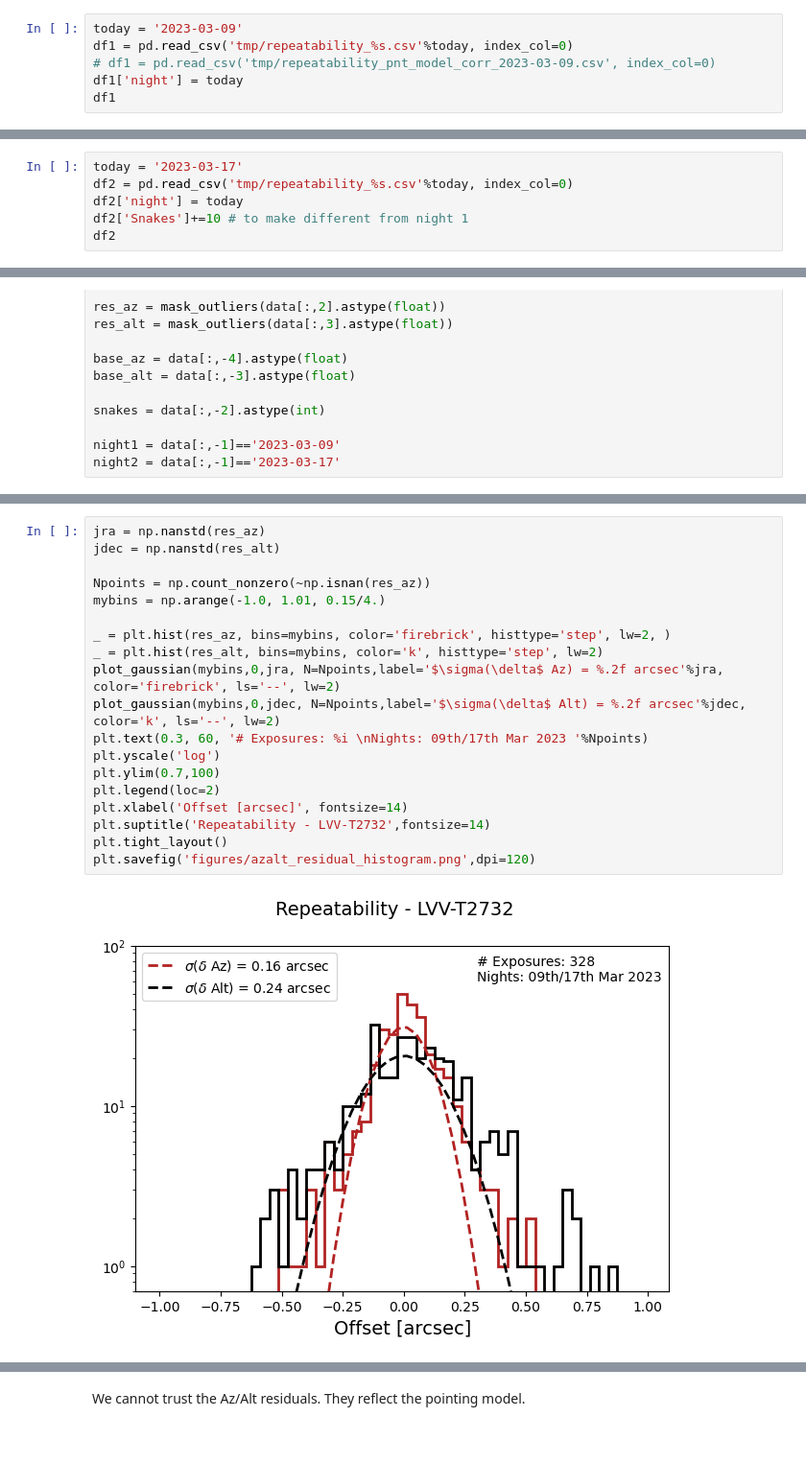
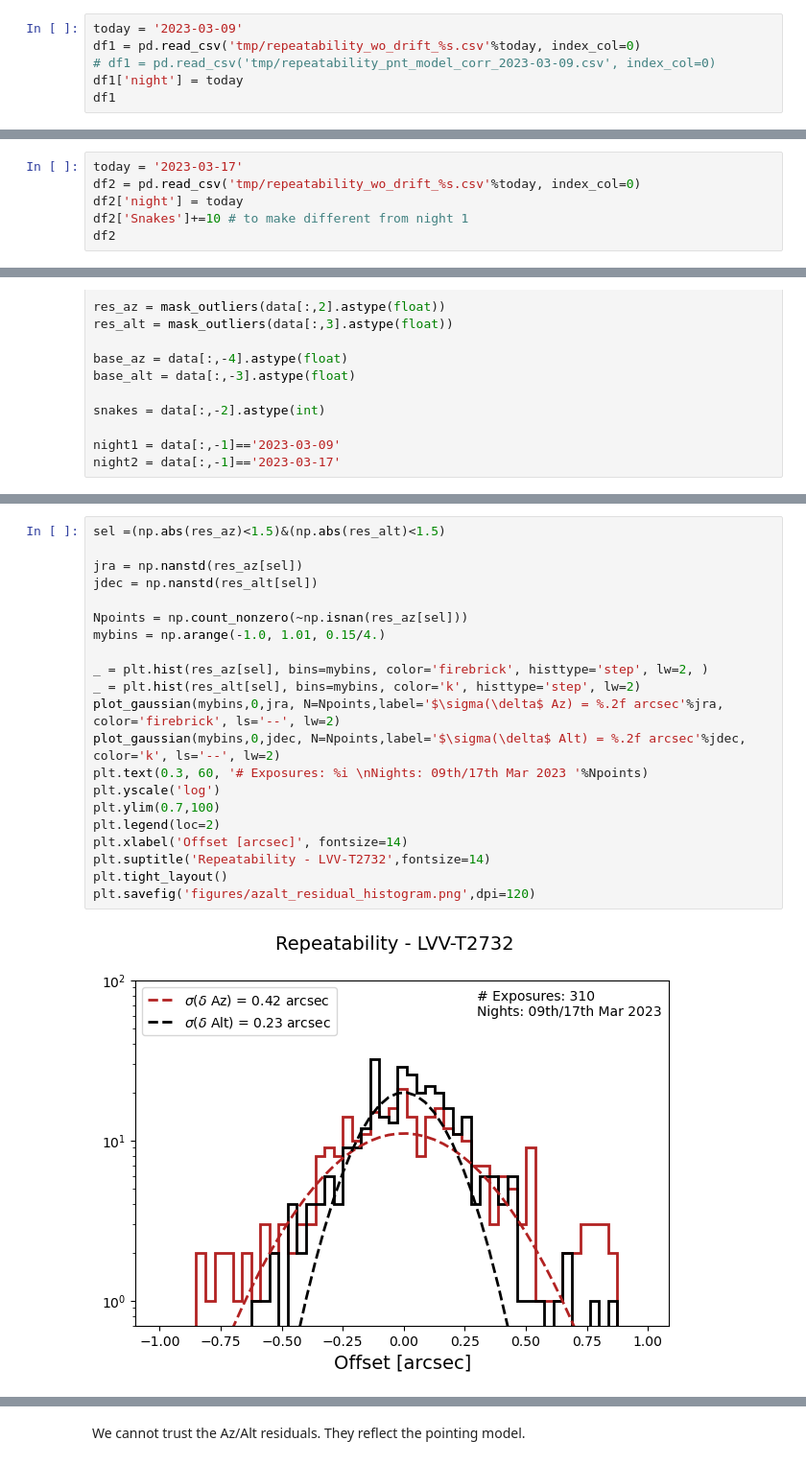
Before and after one commit to estevesjh/ComScratchStuff, a Jupyter notebook: starTracker/slewSettleTests/LVV-T2732_analysis_repeatability_report.ipynb, the cells around one changed output, grey strips where cells are left out. Shown at 96% size. Cells and saved outputs as stored; diff of their text form.

```diff
--- a/starTracker/slewSettleTests/LVV-T2732_analysis_repeatability_report.ipynb
+++ b/starTracker/slewSettleTests/LVV-T2732_analysis_repeatability_report.ipynb
@@ -16,7 +16,7 @@ import numpy as np
 Each row it's a image taken. The baseline are the mean values over three images. The residuals are the difference from the mean.
 # %%
 today = '2023-03-09'
-df1 = pd.read_csv('tmp/repeatability_%s.csv'%today, index_col=0)
+df1 = pd.read_csv('tmp/repeatability_wo_drift_%s.csv'%today, index_col=0)
 # df1 = pd.read_csv('tmp/repeatability_pnt_model_corr_2023-03-09.csv', index_col=0)
 df1['night'] = today
 df1
@@ -37,6 +37,6 @@ df1
 # %%
 today = '2023-03-17'
-df2 = pd.read_csv('tmp/repeatability_%s.csv'%today, index_col=0)
+df2 = pd.read_csv('tmp/repeatability_wo_drift_%s.csv'%today, index_col=0)
 df2['night'] = today
 df2['Snakes']+=10 # to make different from night 1
 df2
@@ -130,21 +136,23 @@ plt.savefig('figures/radec_residual_histogram.png',dpi=120)
 # %%
-jra = np.nanstd(res_az)
-jdec = np.nanstd(res_alt)
+sel =(np.abs(res_az)<1.5)&(np.abs(res_alt)<1.5)
 
-Npoints = np.count_nonzero(~np.isnan(res_az))
+jra = np.nanstd(res_az[sel])
+jdec = np.nanstd(res_alt[sel])
+
+Npoints = np.count_nonzero(~np.isnan(res_az[sel]))
 mybins = np.arange(-1.0, 1.01, 0.15/4.)
 
-_ = plt.hist(res_az, bins=mybins, color='firebrick', histtype='step', lw=2, )
-_ = plt.hist(res_alt, bins=mybins, color='k', histtype='step', lw=2)
+_ = plt.hist(res_az[sel], bins=mybins, color='firebrick', histtype='step', lw=2, )
+_ = plt.hist(res_alt[sel], bins=mybins, color='k', histtype='step', lw=2)
 plot_gaussian(mybins,0,jra, N=Npoints,label='$\sigma(\delta$ Az) = %.2f arcsec'%jra, color='firebrick', ls='--', lw=2)
 plot_gaussian(mybins,0,jdec, N=Npoints,label='$\sigma(\delta$ Alt) = %.2f arcsec'%jdec, color='k', ls='--', lw=2)
 plt.text(0.3, 60, '# Exposures: %i \nNights: 09th/17th Mar 2023 '%Npoints)
 plt.yscale('log')
 plt.ylim(0.7,100)
 plt.legend(loc=2)
 plt.xlabel('Offset [arcsec]', fontsize=14)
 plt.suptitle('Repeatability - LVV-T2732',fontsize=14)
 plt.tight_layout()
 plt.savefig('figures/azalt_residual_histogram.png',dpi=120)
 # %% [output]
-[figure, old version]
+[figure, new version]
```
Also changed, not shown: parts of 15 cells of this notebook, 25 other files.
